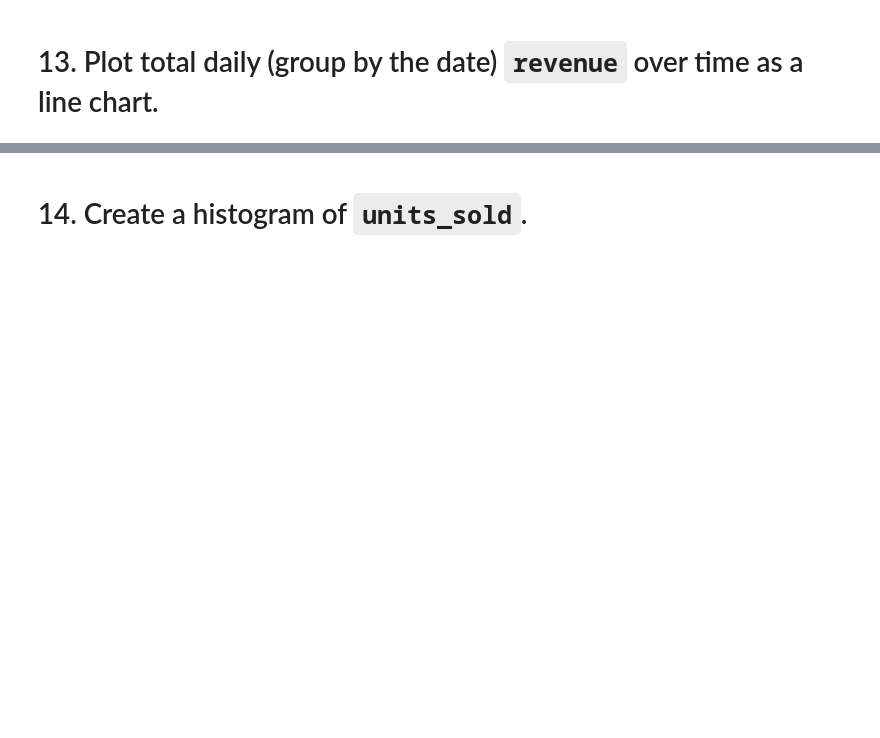
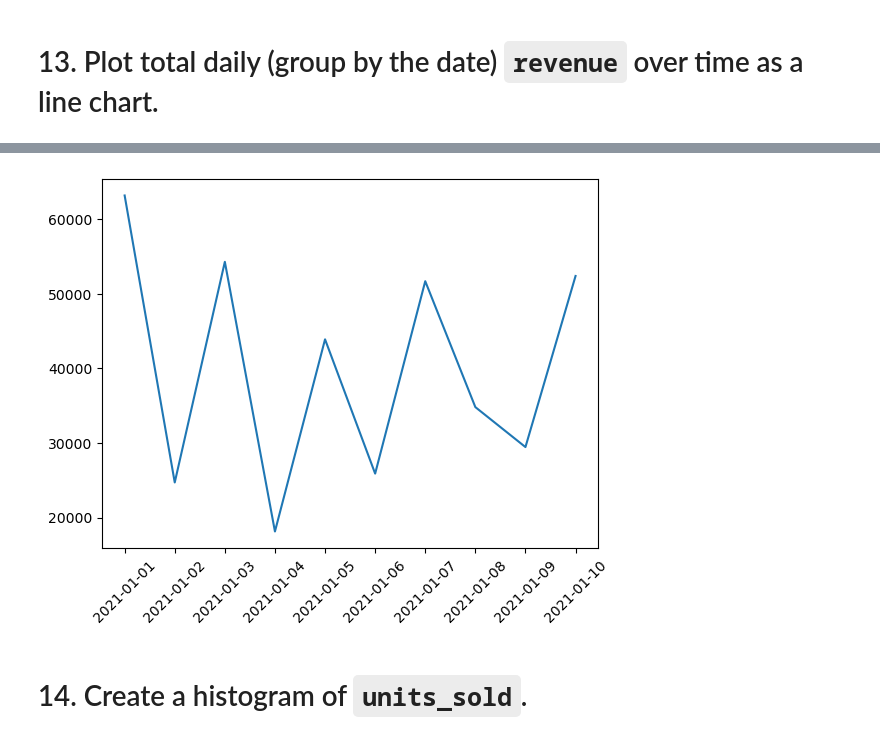
Before and after one commit to KajetanOzog/effective_python, a Jupyter notebook: pandas_group2.ipynb, the cells around one changed output, grey strips where cells are left out. Cells and saved outputs as stored; diff of their text form; code cells hidden in the pictures; blank space fills up the shorter version.

```diff
--- a/pandas_group2.ipynb
+++ b/pandas_group2.ipynb
@@ -157,2 +243,10 @@ TypeError: 'method' object is not subscriptable
+# %%
+grouped = df.groupby("date")["revenue"].sum().reset_index()
+fig, ax = plt.subplots()
+ax.plot(grouped["date"], grouped["revenue"])
+plt.xticks(rotation=45)
+plt.show()
+# %% [output]
+[figure, added]
 # %% [markdown]
 # 14. Create a histogram of `units_sold`.
```
Also changed, not shown: parts of 49 cells of this notebook, 1 other file.
